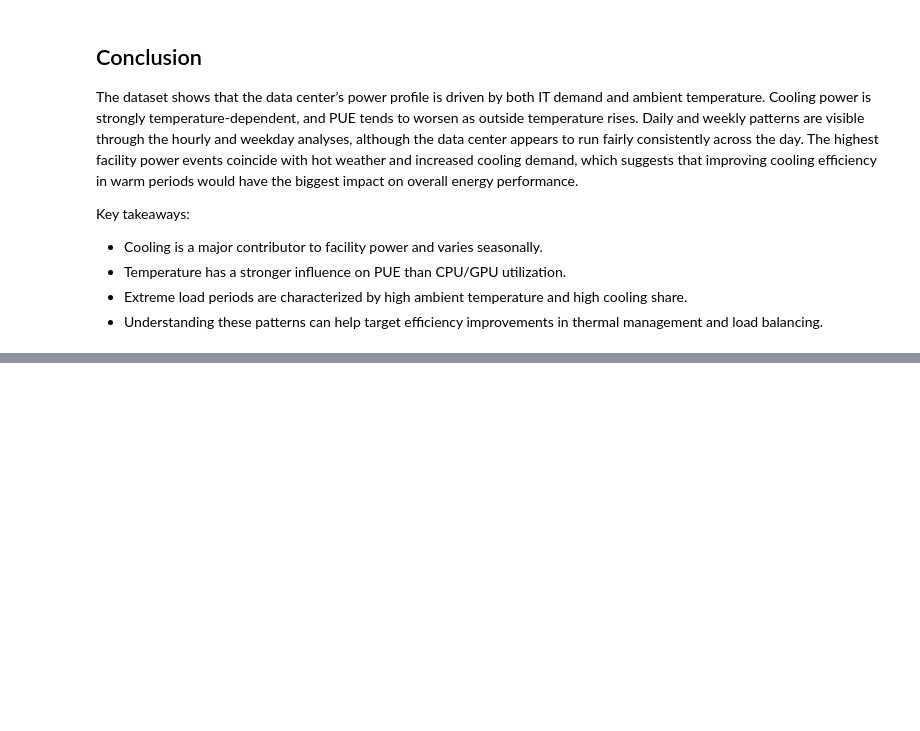
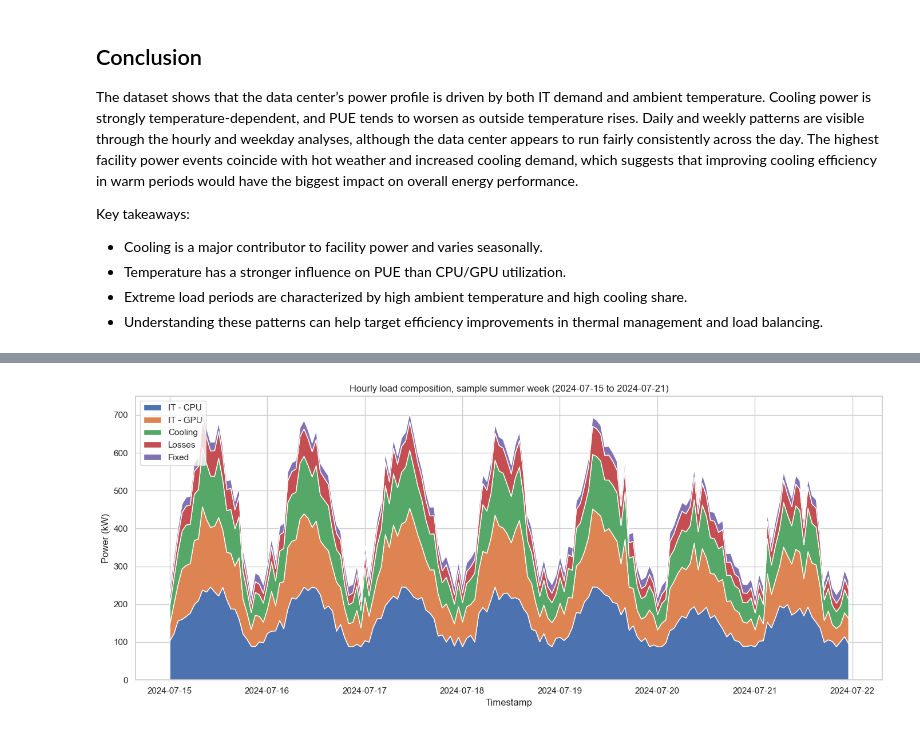
Before and after one commit to ThibautChabanet/Datacenter-Analysis, a Jupyter notebook: EDA.ipynb, the cells around one changed output, grey strips where cells are left out. Saved outputs shown, nothing was run; the diff lists cells and outputs as text; code cells hidden in the pictures; blank space fills up the shorter version.

```diff
--- a/EDA.ipynb
+++ b/EDA.ipynb
@@ -396,0 +485,17 @@ Key takeaways:
+# %%
+week = df[(df["Timestamp"] >= "2024-07-15") & (df["Timestamp"] < "2024-07-22")].set_index("Timestamp")
+
+plt.figure(figsize=(14, 6))
+plt.stackplot(
+    week.index,
+    [week[c] for c in targets],
+    labels=[target_labels[c] for c in targets],
+)
+plt.legend(loc="upper left")
+plt.title("Hourly load composition, sample summer week (2024-07-15 to 2024-07-21)")
+plt.xlabel("Timestamp")
+plt.ylabel("Power (kW)")
+plt.tight_layout()
+plt.show()
+# %% [output]
+[figure, added]
```
Also changed, not shown: parts of 23 cells of this notebook, 2 other files.
